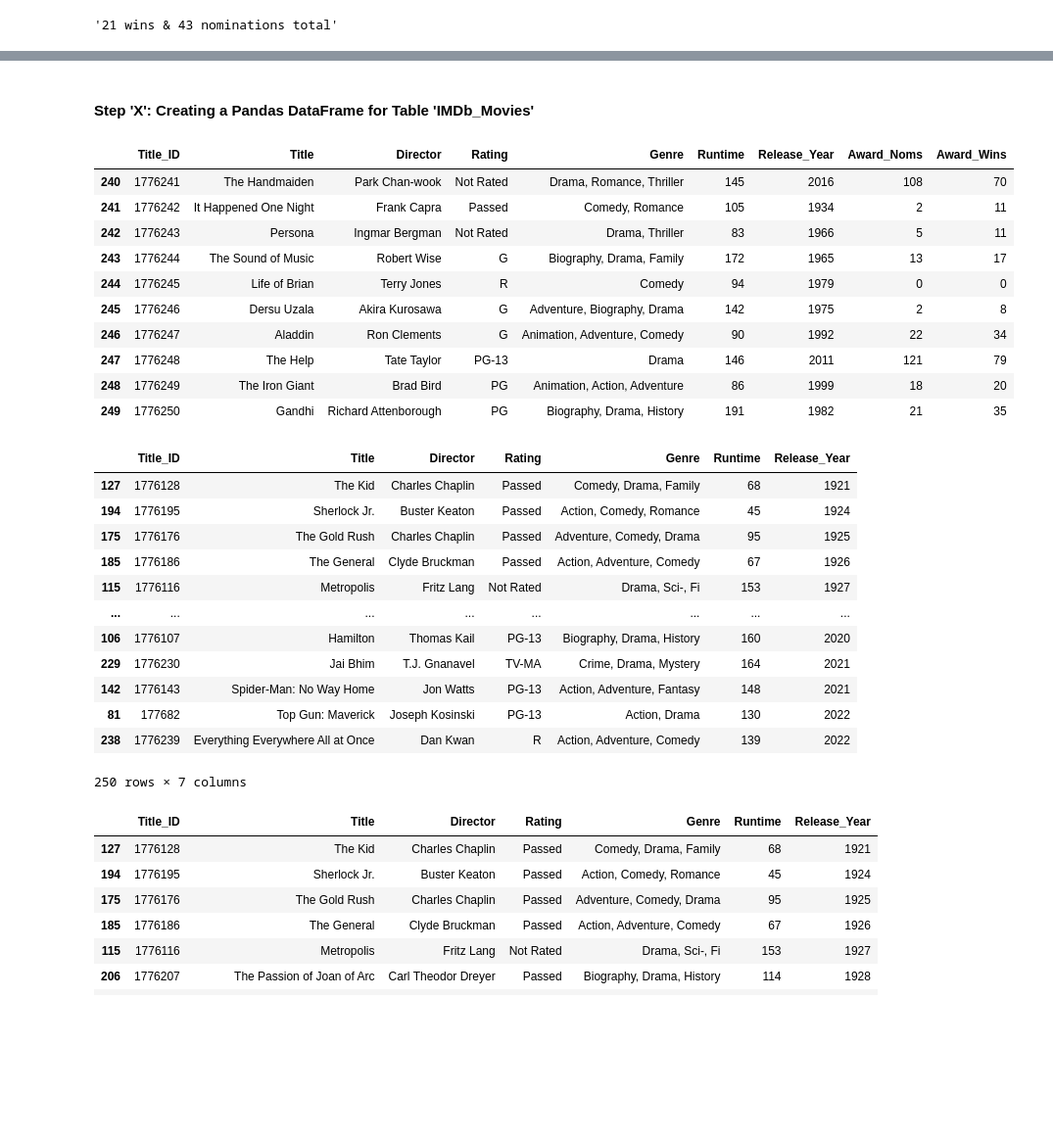
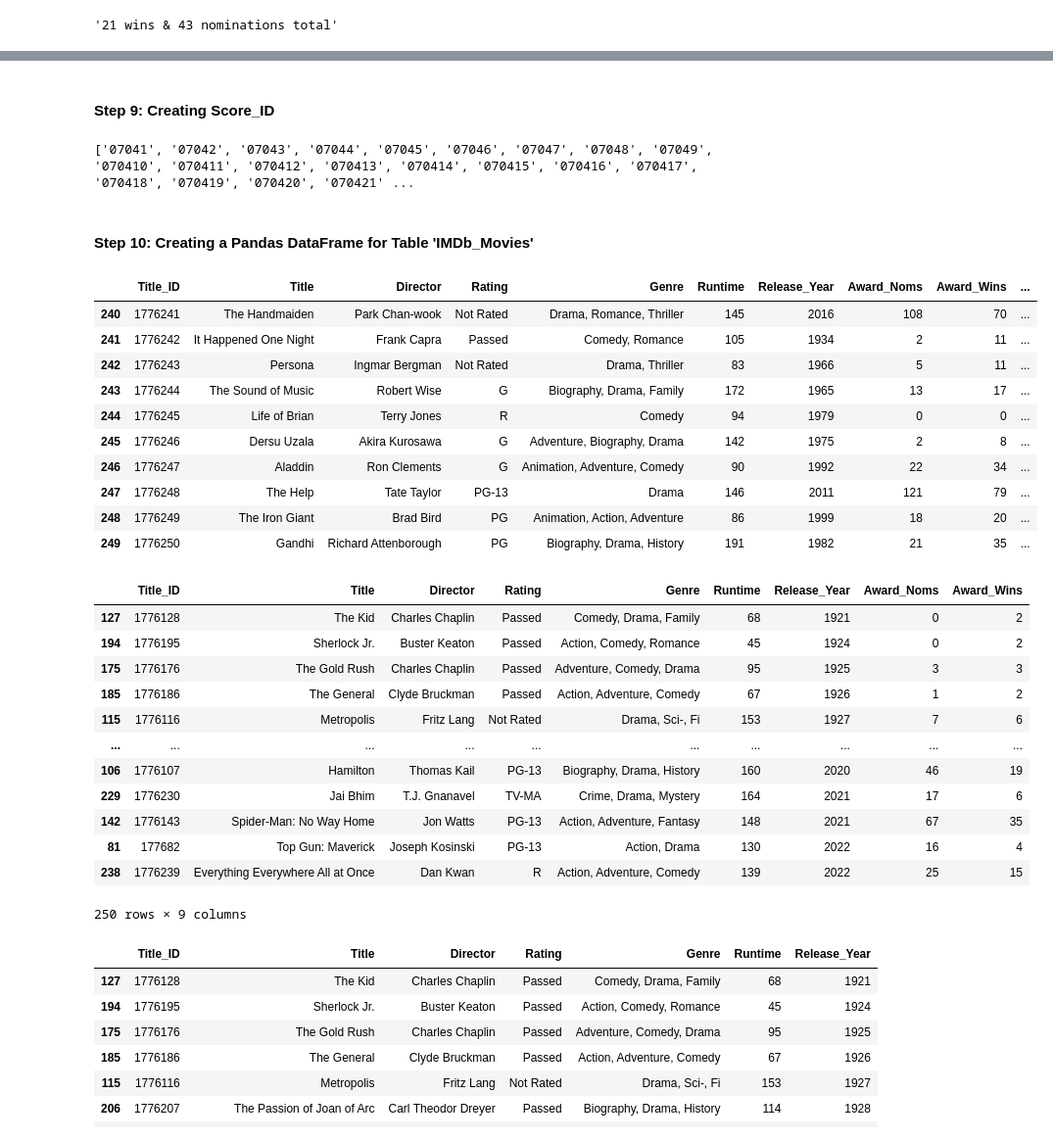
Before and after one commit to HannahSolima/Capstone, a Jupyter notebook: Notebooks/Webscrape_IMDb.ipynb, the cells around one changed output, grey strips where cells are left out. Shown: that part at 98% size. Cells and saved outputs as stored; diff of their text form; code cells hidden in the pictures; blank space fills up the shorter version.

Commit message:
completed IMDb_Score Table...working on RT now

```diff
--- a/Notebooks/Webscrape_IMDb.ipynb
+++ b/Notebooks/Webscrape_IMDb.ipynb
@@ -605,44 +605,54 @@ noms1
  121,
  18,
  21]
+# %% [markdown]
+#### Step 9: Creating Score_ID
+# %%
+id1 = '0704'
+score_id = []
+for x in range(1,251):
+    score_id.append(id1+f'{x}')
+print(score_id)
+# %% [output]
+['07041', '07042', '07043', '07044', '07045', '07046', '07047', '07048', '07049', '070410', '070411', '070412', '070413', '070414', '070415', '070416', '070417', '070418', '070419', '070420', '070421' ...
 # %% [markdown]
-#### Step 'X': Creating a Pandas DataFrame for Table 'IMDb_Movies'
+#### Step 10: Creating a Pandas DataFrame for Table 'IMDb_Movies'
 # %%
-table = {'Title_ID':title_id,'Title':title,'Director':stripped,'Release_Year':release_year1,'Rating':rating, 'Genre': genre_clean, 'Runtime': runtime, 'Award_Noms':noms1,'Award_Wins':wins1}
+table = {'Title_ID':title_id,'Title':title,'Director':stripped,'Release_Year':release_year1,'Rating':rating, 'Genre': genre_clean, 'Runtime': runtime, 'Award_Noms':noms1,'Award_Wins':wins1, 'Score_ID': score_id}
 
-IMDb_Movies = pd.DataFrame(table, columns=['Title_ID','Title','Director', 'Rating', 'Genre', 'Runtime', 'Release_Year', 'Award_Noms', 'Award_Wins'])
+IMDb_Movies = pd.DataFrame(table, columns=['Title_ID','Title','Director', 'Rating', 'Genre', 'Runtime', 'Release_Year', 'Award_Noms', 'Award_Wins', 'Score_ID'])
 
 IMDb_Movies[240:250]
 
 #NOTE: Sound of Music and Persona swap themselves in order, all info is correct though
 # %% [output]
-|  | Title_ID | Title | Director | Rating | Genre | Runtime | Release_Year | Award_Noms | Award_Wins |
-| 240 | 1776241 | The Handmaiden | Park Chan-wook | Not Rated | Drama, Romance, Thriller | 145 | 2016 | 108 | 70 |
-| 241 | 1776242 | It Happened One Night | Frank Capra | Passed | Comedy, Romance | 105 | 1934 | 2 | 11 |
-| 242 | 1776243 | Persona | Ingmar Bergman | Not Rated | Drama, Thriller | 83 | 1966 | 5 | 11 |
-| 243 | 1776244 | The Sound of Music | Robert Wise | G | Biography, Drama, Family | 172 | 1965 | 13 | 17 |
-| 244 | 1776245 | Life of Brian | Terry Jones | R | Comedy | 94 | 1979 | 0 | 0 |
-| 245 | 1776246 | Dersu Uzala | Akira Kurosawa | G | Adventure, Biography, Drama | 142 | 1975 | 2 | 8 |
-| 246 | 1776247 | Aladdin | Ron Clements | G | Animation, Adventure, Comedy | 90 | 1992 | 22 | 34 |
-| 247 | 1776248 | The Help | Tate Taylor | PG-13 | Drama | 146 | 2011 | 121 | 79 |
-| 248 | 1776249 | The Iron Giant | Brad Bird | PG | Animation, Action, Adventure | 86 | 1999 | 18 | 20 |
-| 249 | 1776250 | Gandhi | Richard Attenborough | PG | Biography, Drama, History | 191 | 1982 | 21 | 35 |
+|  | Title_ID | Title | Director | Rating | Genre | Runtime | Release_Year | Award_Noms | Award_Wins | ... |
+| 240 | 1776241 | The Handmaiden | Park Chan-wook | Not Rated | Drama, Romance, Thriller | 145 | 2016 | 108 | 70 | ... |
+| 241 | 1776242 | It Happened One Night | Frank Capra | Passed | Comedy, Romance | 105 | 1934 | 2 | 11 | ... |
+| 242 | 1776243 | Persona | Ingmar Bergman | Not Rated | Drama, Thriller | 83 | 1966 | 5 | 11 | ... |
+| 243 | 1776244 | The Sound of Music | Robert Wise | G | Biography, Drama, Family | 172 | 1965 | 13 | 17 | ... |
+| 244 | 1776245 | Life of Brian | Terry Jones | R | Comedy | 94 | 1979 | 0 | 0 | ... |
+| 245 | 1776246 | Dersu Uzala | Akira Kurosawa | G | Adventure, Biography, Drama | 142 | 1975 | 2 | 8 | ... |
+| 246 | 1776247 | Aladdin | Ron Clements | G | Animation, Adventure, Comedy | 90 | 1992 | 22 | 34 | ... |
+| 247 | 1776248 | The Help | Tate Taylor | PG-13 | Drama | 146 | 2011 | 121 | 79 | ... |
+| 248 | 1776249 | The Iron Giant | Brad Bird | PG | Animation, Action, Adventure | 86 | 1999 | 18 | 20 | ... |
+| 249 | 1776250 | Gandhi | Richard Attenborough | PG | Biography, Drama, History | 191 | 1982 | 21 | 35 | ... |
 # %%
 IMDb_Movies.sort_values('Release_Year').head(250)
 # %% [output]
-|  | Title_ID | Title | Director | Rating | Genre | Runtime | Release_Year |
-| 127 | 1776128 | The Kid | Charles Chaplin | Passed | Comedy, Drama, Family | 68 | 1921 |
-| 194 | 1776195 | Sherlock Jr. | Buster Keaton | Passed | Action, Comedy, Romance | 45 | 1924 |
-| 175 | 1776176 | The Gold Rush | Charles Chaplin | Passed | Adventure, Comedy, Drama | 95 | 1925 |
-| 185 | 1776186 | The General | Clyde Bruckman | Passed | Action, Adventure, Comedy | 67 | 1926 |
-| 115 | 1776116 | Metropolis | Fritz Lang | Not Rated | Drama, Sci-, Fi | 153 | 1927 |
-| ... | ... | ... | ... | ... | ... | ... | ... |
-| 106 | 1776107 | Hamilton | Thomas Kail | PG-13 | Biography, Drama, History | 160 | 2020 |
-| 229 | 1776230 | Jai Bhim | T.J. Gnanavel | TV-MA | Crime, Drama, Mystery | 164 | 2021 |
-| 142 | 1776143 | Spider-Man: No Way Home | Jon Watts | PG-13 | Action, Adventure, Fantasy | 148 | 2021 |
-| 81 | 177682 | Top Gun: Maverick | Joseph Kosinski | PG-13 | Action, Drama | 130 | 2022 |
-| 238 | 1776239 | Everything Everywhere All at Once | Dan Kwan | R | Action, Adventure, Comedy | 139 | 2022 |
+|  | Title_ID | Title | Director | Rating | Genre | Runtime | Release_Year | Award_Noms | Award_Wins |
+| 127 | 1776128 | The Kid | Charles Chaplin | Passed | Comedy, Drama, Family | 68 | 1921 | 0 | 2 |
+| 194 | 1776195 | Sherlock Jr. | Buster Keaton | Passed | Action, Comedy, Romance | 45 | 1924 | 0 | 2 |
+| 175 | 1776176 | The Gold Rush | Charles Chaplin | Passed | Adventure, Comedy, Drama | 95 | 1925 | 3 | 3 |
+| 185 | 1776186 | The General | Clyde Bruckman | Passed | Action, Adventure, Comedy | 67 | 1926 | 1 | 2 |
+| 115 | 1776116 | Metropolis | Fritz Lang | Not Rated | Drama, Sci-, Fi | 153 | 1927 | 7 | 6 |
+| ... | ... | ... | ... | ... | ... | ... | ... | ... | ... |
+| 106 | 1776107 | Hamilton | Thomas Kail | PG-13 | Biography, Drama, History | 160 | 2020 | 46 | 19 |
+| 229 | 1776230 | Jai Bhim | T.J. Gnanavel | TV-MA | Crime, Drama, Mystery | 164 | 2021 | 17 | 6 |
+| 142 | 1776143 | Spider-Man: No Way Home | Jon Watts | PG-13 | Action, Adventure, Fantasy | 148 | 2021 | 67 | 35 |
+| 81 | 177682 | Top Gun: Maverick | Joseph Kosinski | PG-13 | Action, Drama | 130 | 2022 | 16 | 4 |
+| 238 | 1776239 | Everything Everywhere All at Once | Dan Kwan | R | Action, Adventure, Comedy | 139 | 2022 | 25 | 15 |
-250 rows × 7 columns
+250 rows × 9 columns
 # %%
 with pd.option_context("display.max_rows", None):
     display(IMDb_Movies.sort_values('Release_Year'))
```
Also changed, not shown: parts of 3 cells of this notebook, 3 other files.
